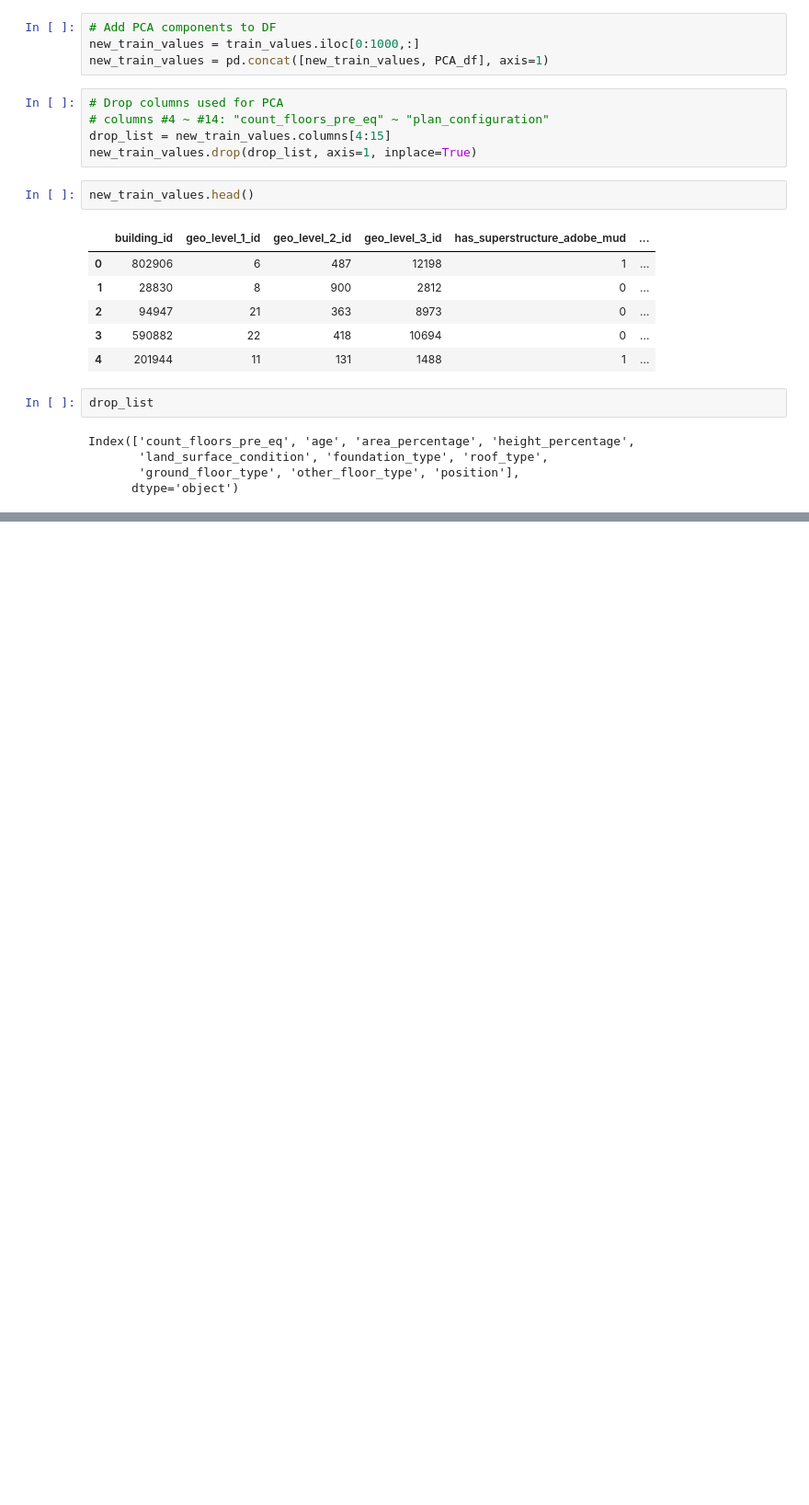
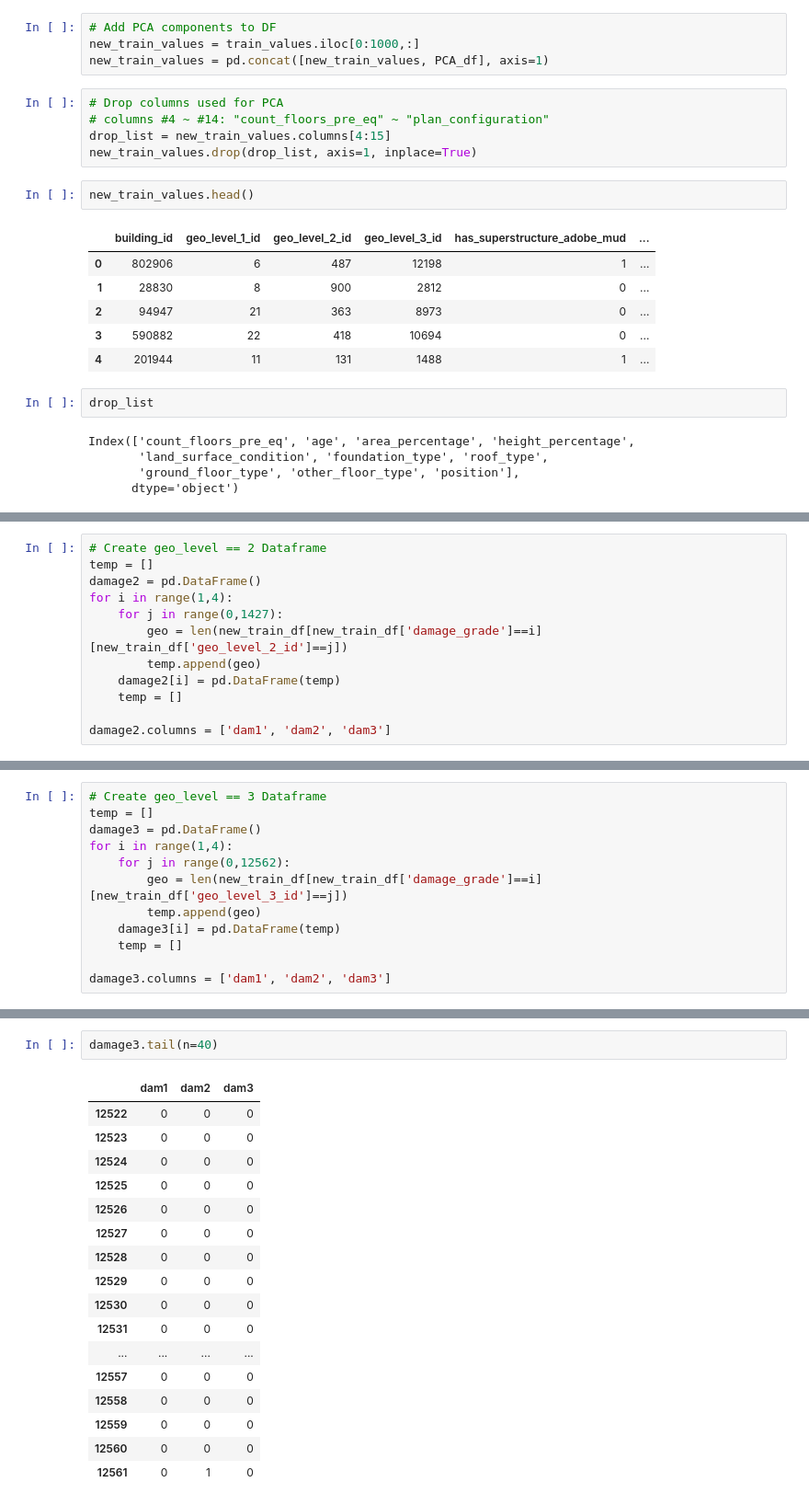
Before and after one commit to pastorsj/512FinalProject, a Jupyter notebook: feat_eng.ipynb, the cells around one changed output, grey strips where cells are left out. Shown at 92% size. Saved outputs shown, nothing was run; the diff lists cells and outputs as text; blank space fills up the shorter version.

```diff
--- a/feat_eng.ipynb
+++ b/feat_eng.ipynb
@@ -168,0 +224,12 @@ Index(['count_floors_pre_eq', 'age', 'area_percentage', 'height_percentage',
+# %%
+# Create geo_level == 2 Dataframe
+temp = []
+damage2 = pd.DataFrame()
+for i in range(1,4):
+    for j in range(0,1427):
+        geo = len(new_train_df[new_train_df['damage_grade']==i][new_train_df['geo_level_2_id']==j])
+        temp.append(geo)
+    damage2[i] = pd.DataFrame(temp)
+    temp = []
+
+damage2.columns = ['dam1', 'dam2', 'dam3']
@@ -168,0 +255,12 @@ Index(['count_floors_pre_eq', 'age', 'area_percentage', 'height_percentage',
+# %%
+# Create geo_level == 3 Dataframe
+temp = []
+damage3 = pd.DataFrame()
+for i in range(1,4):
+    for j in range(0,12562):
+        geo = len(new_train_df[new_train_df['damage_grade']==i][new_train_df['geo_level_3_id']==j])
+        temp.append(geo)
+    damage3[i] = pd.DataFrame(temp)
+    temp = []
+
+damage3.columns = ['dam1', 'dam2', 'dam3']
@@ -168,0 +303,20 @@ Index(['count_floors_pre_eq', 'age', 'area_percentage', 'height_percentage',
+# %%
+damage3.tail(n=40)
+# %% [output]
+|  | dam1 | dam2 | dam3 |
+| 12522 | 0 | 0 | 0 |
+| 12523 | 0 | 0 | 0 |
+| 12524 | 0 | 0 | 0 |
+| 12525 | 0 | 0 | 0 |
+| 12526 | 0 | 0 | 0 |
+| 12527 | 0 | 0 | 0 |
+| 12528 | 0 | 0 | 0 |
+| 12529 | 0 | 0 | 0 |
+| 12530 | 0 | 0 | 0 |
+| 12531 | 0 | 0 | 0 |
+| ... | ... | ... | ... |
+| 12557 | 0 | 0 | 0 |
+| 12558 | 0 | 0 | 0 |
+| 12559 | 0 | 0 | 0 |
+| 12560 | 0 | 0 | 0 |
+| 12561 | 0 | 1 | 0 |
```
Also changed, not shown: parts of 19 cells of this notebook.
